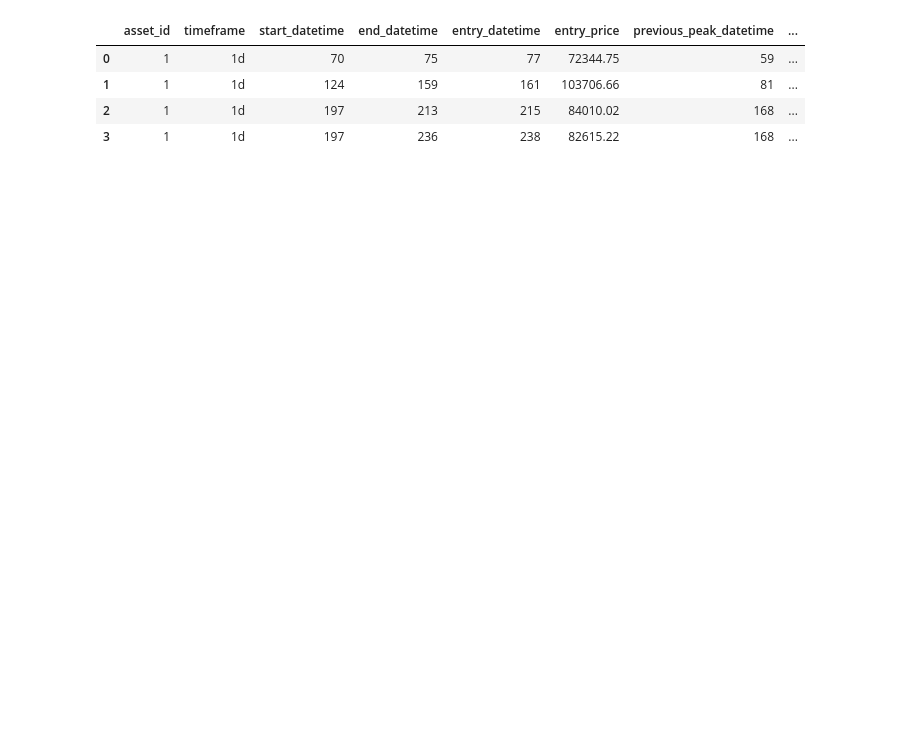
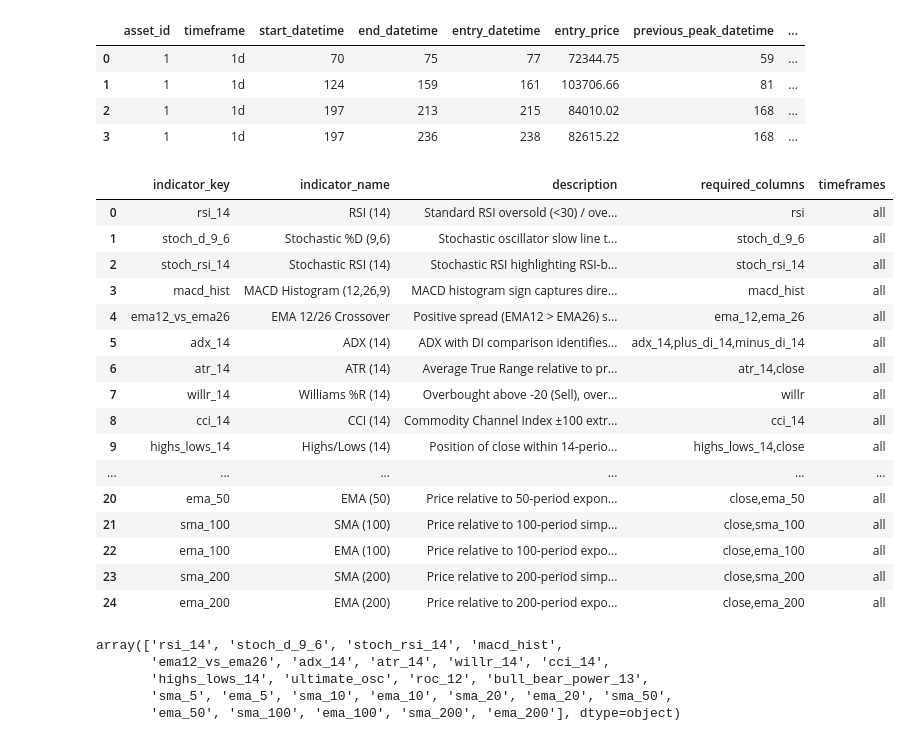
Before and after one commit to Shawn-Kim96/terminalC, a Jupyter notebook: notebooks/1.0-data_analysis.ipynb, the cells around one changed output. Saved outputs shown, nothing was run; the diff lists cells and outputs as text; code cells hidden in the pictures; blank space fills up the shorter version.

```diff
--- a/notebooks/1.0-data_analysis.ipynb
+++ b/notebooks/1.0-data_analysis.ipynb
@@ -55,3 +55,33 @@ divergence_df.head(4)
 | 1 | 1 | 1d | 124 | 159 | 161 | 103706.66 | 81 | ... |
 | 2 | 1 | 1d | 197 | 213 | 215 | 84010.02 | 168 | ... |
 | 3 | 1 | 1d | 197 | 236 | 238 | 82615.22 | 168 | ... |
+# %%
+indi_df = pd.read_pickle(os.path.join(DATA_PROCESSED_PATH, 'final_indicator_rules.pickle'))
+indi_df
+# %% [output]
+|  | indicator_key | indicator_name | description | required_columns | timeframes |
+| 0 | rsi_14 | RSI (14) | Standard RSI oversold (<30) / ove... | rsi | all |
+| 1 | stoch_d_9_6 | Stochastic %D (9,6) | Stochastic oscillator slow line t... | stoch_d_9_6 | all |
+| 2 | stoch_rsi_14 | Stochastic RSI (14) | Stochastic RSI highlighting RSI-b... | stoch_rsi_14 | all |
+| 3 | macd_hist | MACD Histogram (12,26,9) | MACD histogram sign captures dire... | macd_hist | all |
+| 4 | ema12_vs_ema26 | EMA 12/26 Crossover | Positive spread (EMA12 > EMA26) s... | ema_12,ema_26 | all |
+| 5 | adx_14 | ADX (14) | ADX with DI comparison identifies... | adx_14,plus_di_14,minus_di_14 | all |
+| 6 | atr_14 | ATR (14) | Average True Range relative to pr... | atr_14,close | all |
+| 7 | willr_14 | Williams %R (14) | Overbought above -20 (Sell), over... | willr | all |
+| 8 | cci_14 | CCI (14) | Commodity Channel Index ±100 extr... | cci_14 | all |
+| 9 | highs_lows_14 | Highs/Lows (14) | Position of close within 14-perio... | highs_lows_14,close | all |
+| ... | ... | ... | ... | ... | ... |
+| 20 | ema_50 | EMA (50) | Price relative to 50-period expon... | close,ema_50 | all |
+| 21 | sma_100 | SMA (100) | Price relative to 100-period simp... | close,sma_100 | all |
+| 22 | ema_100 | EMA (100) | Price relative to 100-period expo... | close,ema_100 | all |
+| 23 | sma_200 | SMA (200) | Price relative to 200-period simp... | close,sma_200 | all |
+| 24 | ema_200 | EMA (200) | Price relative to 200-period expo... | close,ema_200 | all |
+# %%
+ind_sig_df = pd.read_pickle(os.path.join(DATA_PROCESSED_PATH, 'final_indicator_signals.pickle'))
+ind_sig_df.indicator_key.unique()
+# %% [output]
+array(['rsi_14', 'stoch_d_9_6', 'stoch_rsi_14', 'macd_hist',
+       'ema12_vs_ema26', 'adx_14', 'atr_14', 'willr_14', 'cci_14',
+       'highs_lows_14', 'ultimate_osc', 'roc_12', 'bull_bear_power_13',
+       'sma_5', 'ema_5', 'sma_10', 'ema_10', 'sma_20', 'ema_20', 'sma_50',
+       'ema_50', 'sma_100', 'ema_100', 'sma_200', 'ema_200'], dtype=object)
```
Also changed, not shown: parts of 4 cells of this notebook, 2 other files.
